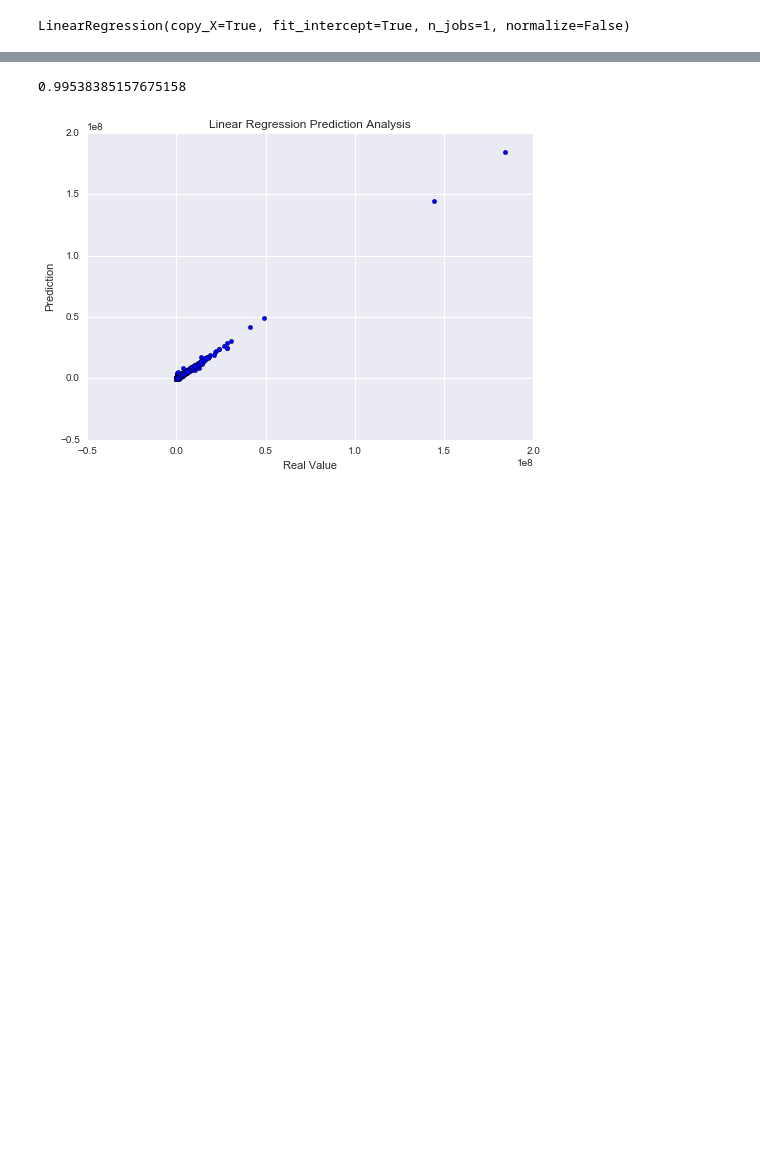
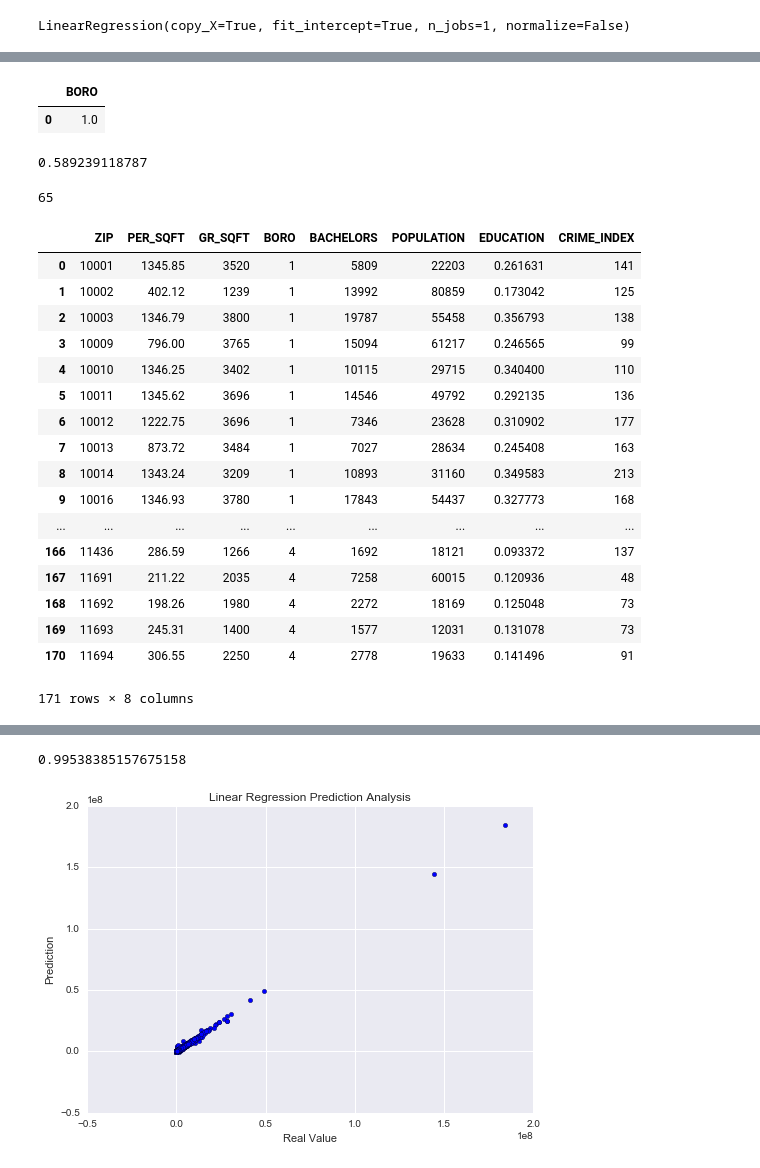
Before and after one commit to yangliu2/DataIncubator, a Jupyter notebook: Finding_home.ipynb, the cells around one changed output, grey strips where cells are left out. Drawn from its saved outputs; the diff is of its cells as text; code cells hidden in the pictures; blank space fills up the shorter version.

```diff
--- a/Finding_home.ipynb
+++ b/Finding_home.ipynb
@@ -486,0 +565,5 @@ print linear_model.score(X_test, y_test)
+# %%
+X_1.iloc[:,[0]].head(1)
+# %% [output]
+|  | BORO |
+| 0 | 1.0 |
@@ -486,0 +572,16 @@ print linear_model.score(X_test, y_test)
+# %%
+X = pred.drop('PER_SQFT', axis=1)
+
+y = pred.PER_SQFT
+X_train, X_test, y_train, y_test = train_test_split(X, y, test_size=0.2)
+
+
+linear_model = LinearRegression()
+linear_model.fit(X_train, y_train)
+print linear_model.score(X_test, y_test)
+# %% [output]
+0.589239118787
+# %%
+len(X_1.columns)
+# %% [output]
+65
@@ -487,3 +590,27 @@ print linear_model.score(X_test, y_test)
+# %%
+X_train, X_test, y_train, y_test = train_test_split(X, y, test_size=0.2)
+linear_model = LinearRegression()
+linear_model.fit(X_train, y_train)
+print linear_model.score(X_test, y_test)
+# %% [output]
+|  | ZIP | PER_SQFT | GR_SQFT | BORO | BACHELORS | POPULATION | EDUCATION | CRIME_INDEX |
+| 0 | 10001 | 1345.85 | 3520 | 1 | 5809 | 22203 | 0.261631 | 141 |
+| 1 | 10002 | 402.12 | 1239 | 1 | 13992 | 80859 | 0.173042 | 125 |
+| 2 | 10003 | 1346.79 | 3800 | 1 | 19787 | 55458 | 0.356793 | 138 |
+| 3 | 10009 | 796.00 | 3765 | 1 | 15094 | 61217 | 0.246565 | 99 |
+| 4 | 10010 | 1346.25 | 3402 | 1 | 10115 | 29715 | 0.340400 | 110 |
+| 5 | 10011 | 1345.62 | 3696 | 1 | 14546 | 49792 | 0.292135 | 136 |
+| 6 | 10012 | 1222.75 | 3696 | 1 | 7346 | 23628 | 0.310902 | 177 |
+| 7 | 10013 | 873.72 | 3484 | 1 | 7027 | 28634 | 0.245408 | 163 |
+| 8 | 10014 | 1343.24 | 3209 | 1 | 10893 | 31160 | 0.349583 | 213 |
+| 9 | 10016 | 1346.93 | 3780 | 1 | 17843 | 54437 | 0.327773 | 168 |
+| ... | ... | ... | ... | ... | ... | ... | ... | ... |
+| 166 | 11436 | 286.59 | 1266 | 4 | 1692 | 18121 | 0.093372 | 137 |
+| 167 | 11691 | 211.22 | 2035 | 4 | 7258 | 60015 | 0.120936 | 48 |
+| 168 | 11692 | 198.26 | 1980 | 4 | 2272 | 18169 | 0.125048 | 73 |
+| 169 | 11693 | 245.31 | 1400 | 4 | 1577 | 12031 | 0.131078 | 73 |
+| 170 | 11694 | 306.55 | 2250 | 4 | 2778 | 19633 | 0.141496 | 91 |
+171 rows × 8 columns
 # %%
 # compare KNN and GLM
 sns.plt.scatter(y_test, knn_model.predict(X_test))
```
Also changed, not shown: parts of 58 cells of this notebook, 5 other files.
